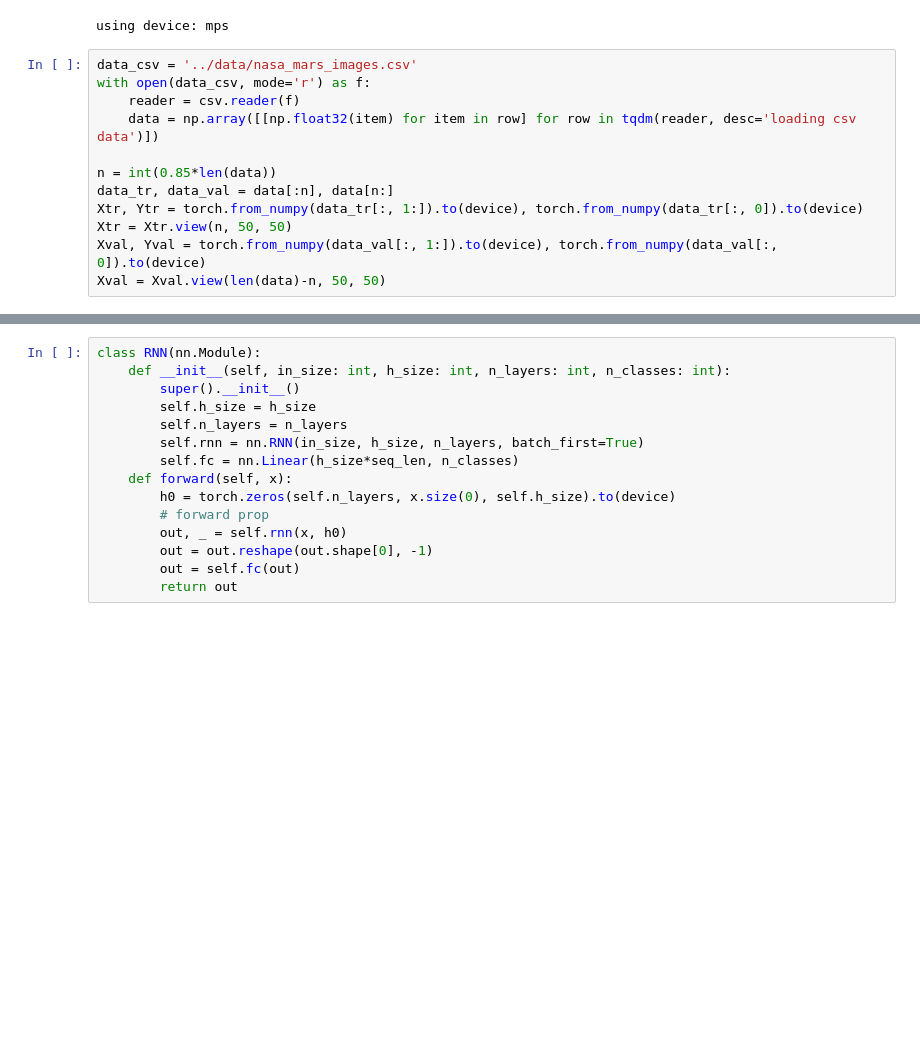
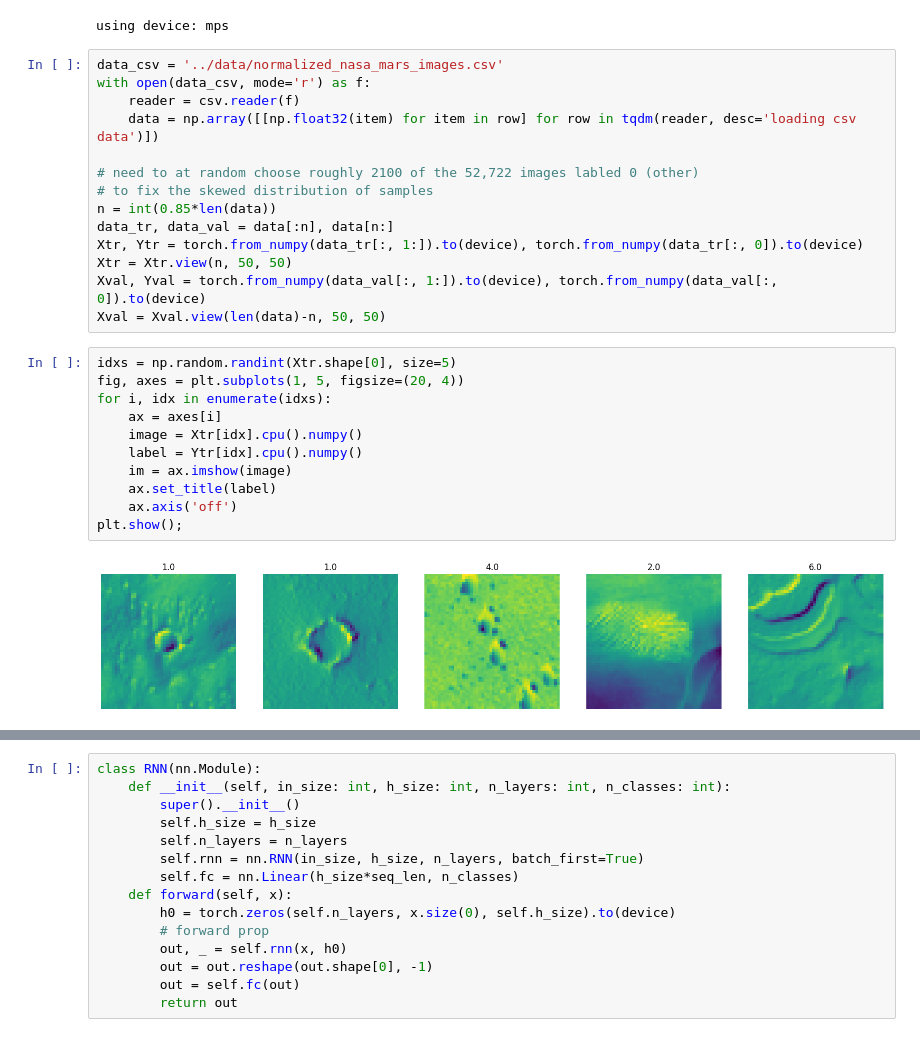
Before and after one commit to lukasnxyz/nasa-mars-images, a Jupyter notebook: model/v2.ipynb, the cells around one changed output, grey strips where cells are left out. Saved outputs shown, nothing was run; the diff lists cells and outputs as text; blank space fills up the shorter version.

```diff
--- a/model/v2.ipynb
+++ b/model/v2.ipynb
@@ -15,17 +15,32 @@ print(f'using device: {device}')
 # %% [output]
 using device: mps
 # %%
-data_csv = '../data/nasa_mars_images.csv'
+data_csv = '../data/normalized_nasa_mars_images.csv'
 with open(data_csv, mode='r') as f:
     reader = csv.reader(f)
     data = np.array([[np.float32(item) for item in row] for row in tqdm(reader, desc='loading csv data')])
 
+# need to at random choose roughly 2100 of the 52,722 images labled 0 (other)
+# to fix the skewed distribution of samples
 n = int(0.85*len(data))
 data_tr, data_val = data[:n], data[n:]
 Xtr, Ytr = torch.from_numpy(data_tr[:, 1:]).to(device), torch.from_numpy(data_tr[:, 0]).to(device)
 Xtr = Xtr.view(n, 50, 50)
 Xval, Yval = torch.from_numpy(data_val[:, 1:]).to(device), torch.from_numpy(data_val[:, 0]).to(device)
 Xval = Xval.view(len(data)-n, 50, 50)
+# %%
+idxs = np.random.randint(Xtr.shape[0], size=5)
+fig, axes = plt.subplots(1, 5, figsize=(20, 4))
+for i, idx in enumerate(idxs):
+    ax = axes[i]
+    image = Xtr[idx].cpu().numpy()
+    label = Ytr[idx].cpu().numpy()
+    im = ax.imshow(image)
+    ax.set_title(label)
+    ax.axis('off')
+plt.show();
+# %% [output]
+[figure, added]
 # %%
 cc_list = torch.cat((Ytr, Yval)).tolist()
 cc_dict = {}
```
Also changed, not shown: parts of 5 cells of this notebook, 4 other files.
